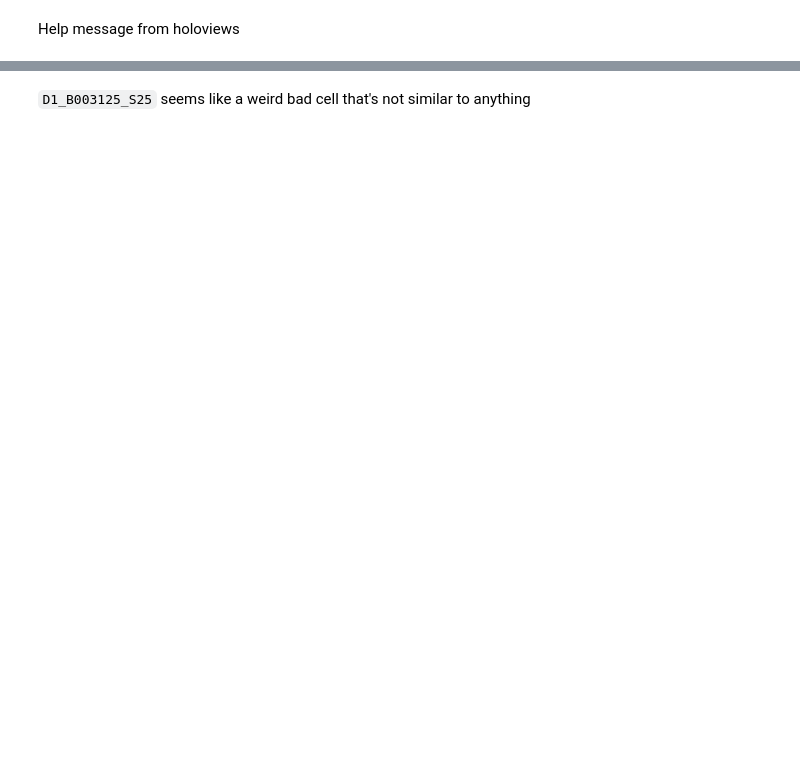
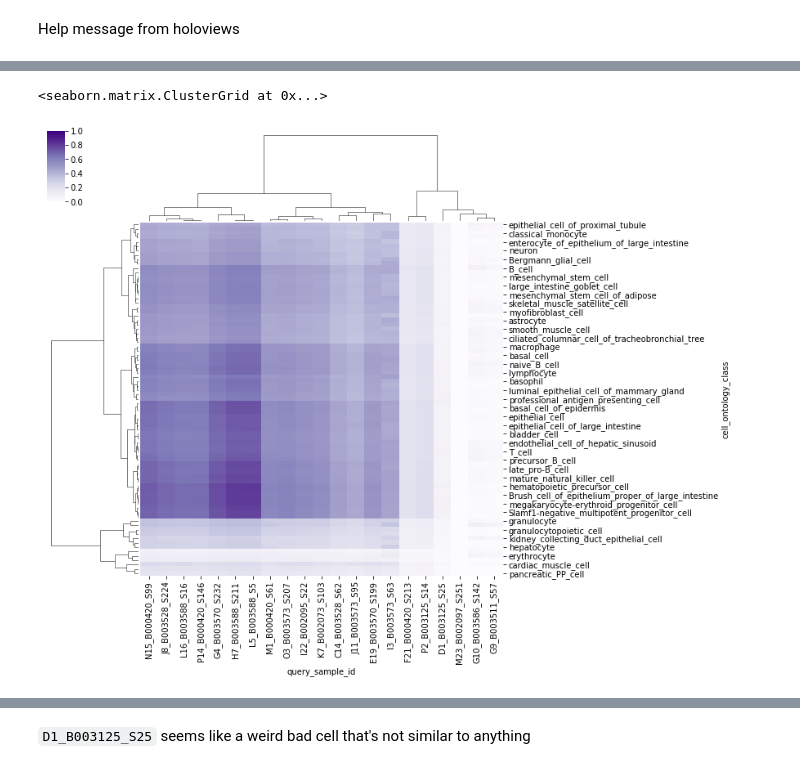
Before and after one commit to carly-cheung/cupcakes, a Jupyter notebook: 2018/olgas_bioinformagician_tricks/002_how_to_be_a_bioinformagician_part02.ipynb, the cells around one changed output, grey strips where cells are left out. Cells and saved outputs as stored; diff of their text form; code cells hidden in the pictures; blank space fills up the shorter version.

```diff
--- a/2018/olgas_bioinformagician_tricks/002_how_to_be_a_bioinformagician_part02.ipynb
+++ b/2018/olgas_bioinformagician_tricks/002_how_to_be_a_bioinformagician_part02.ipynb
@@ -739,6 +953,15 @@ search_results_metadata_top.groupby(['query_sample_id', 'cell_ontology_class']).
 # %%
-median_cell_ontology = search_results_metadata_top.groupby(['query_sample_id', "cell_ontology_class"])['similarity'].median()
-median_cell_ontology = median_cell_ontology.unstack()
-median_cell_ontology = median_cell_ontology.T
+median_cell_ontology = search_results_metadata.groupby(
+    ['query_sample_id', "cell_ontology_class", "ignore_abundance"])['similarity'].median()
+median_cell_ontology = median_cell_ontology.unstack(level=0)
+# median_cell_ontology = median_cell_ontology.reset_index()
+
+# Set the ignore_abundance level as the outer level for easier subsetting
+median_cell_ontology = median_cell_ontology.swaplevel()
+
+# Sort the index
+median_cell_ontology = median_cell_ontology.sort_index()
+
+# median_cell_ontology = median_cell_ontology.T
 print(median_cell_ontology.shape)
 median_cell_ontology.head()
@@ -744,0 +980,3 @@ median_cell_ontology.head()
+# %%
+median_cell_ontology_yes_abundance = median_cell_ontology.loc["False", :]
+median_cell_ontology_yes_abundance.head()
@@ -745,2 +1004,5 @@ median_cell_ontology.head()
 # %%
-sns.clustermap(median_cell_ontology, cmap='RdBu_r', center=0.5, vmin=0, vmax=1)
+sns.clustermap(median_cell_ontology_yes_abundance, vmin=0, vmax=1, cmap='Purples')
+# %% [output]
+<seaborn.matrix.ClusterGrid at 0x...>
+[figure, added]
```
Also changed, not shown: parts of 70 cells of this notebook.
